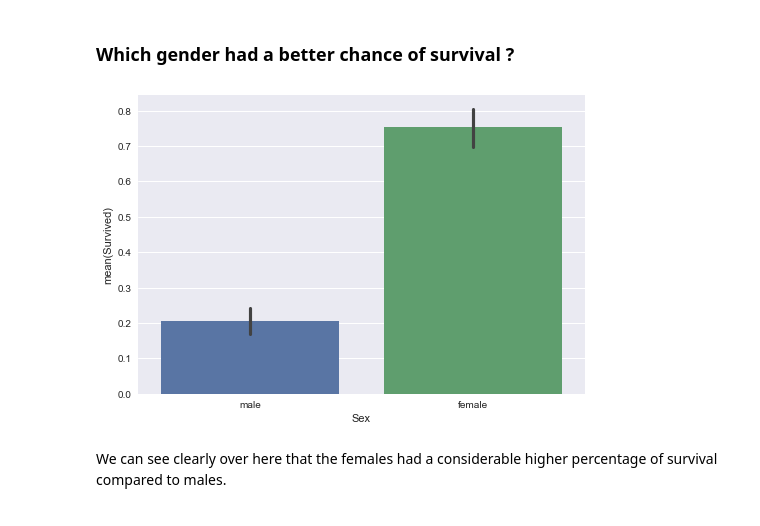
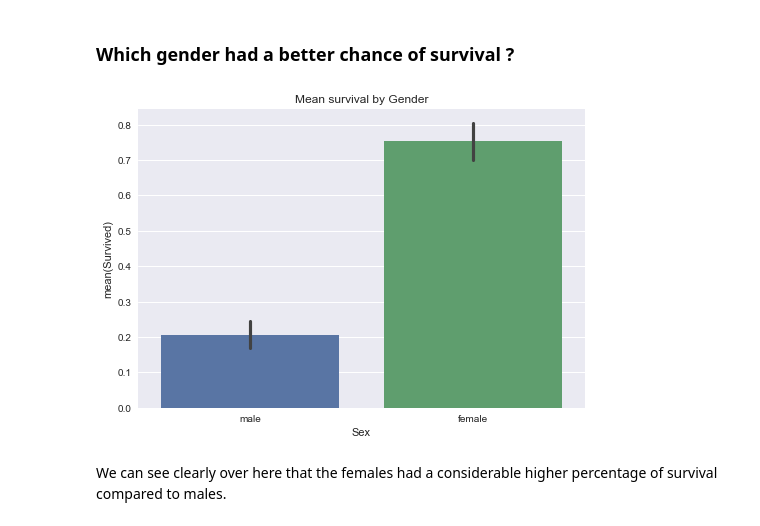
Before and after one commit to dtflaneur/nd-da, a Jupyter notebook: project-3/Titanic Data Investigation.ipynb, the cells around one changed output. Saved outputs shown, nothing was run; the diff lists cells and outputs as text; code cells hidden in the pictures.

```diff
--- a/project-3/Titanic Data Investigation.ipynb
+++ b/project-3/Titanic Data Investigation.ipynb
@@ -197,15 +198,12 @@ adult_survivors   : 220
 # %% [markdown]
  ### Which gender had a better chance of survival ?
 # %%
-import seaborn as sns
-import matplotlib.pyplot as plt
-%matplotlib inline
-
 sns.set(style="darkgrid")
 sns.barplot(data=titanic_df,x="Sex",y="Survived")
+sns.plt.title('Mean survival by Gender')
 sns.plt.show()
 # %% [output]
-[figure, old version]
+[figure, new version]
 # %% [markdown]
 We can see clearly over here that the females had a considerable higher percentage of survival compared to males.
 # %% [markdown]
```
Also changed, not shown: parts of 18 cells of this notebook, 1 other file.
